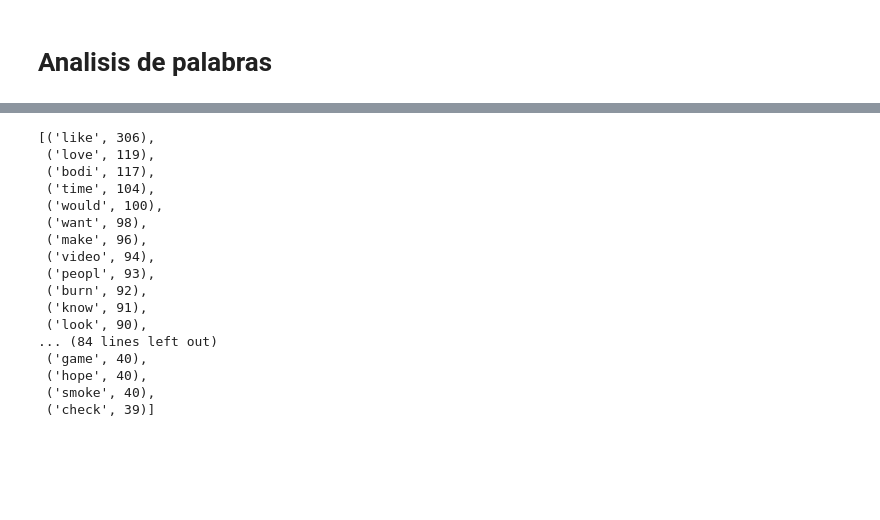
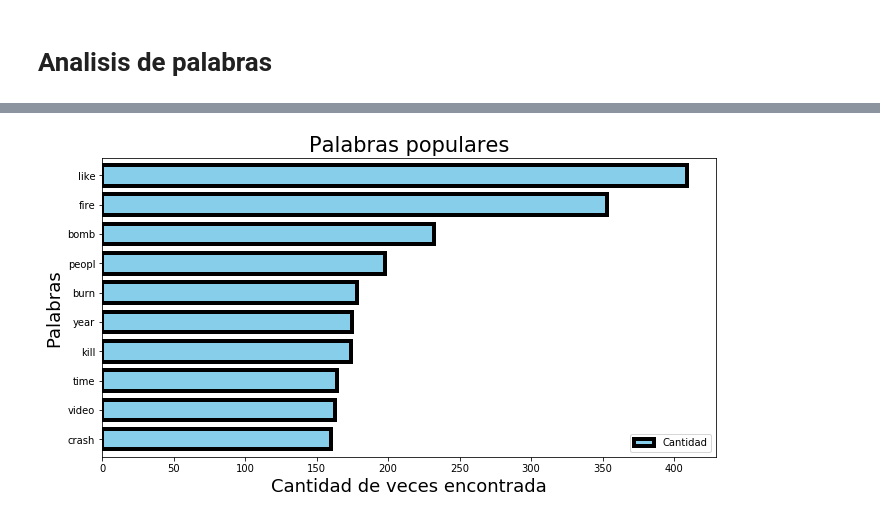
Before and after one commit to SergioCalvani/75.06-Datos-TP1-2020, a Jupyter notebook: Analisis - German.ipynb, the cells around one changed output, grey strips where cells are left out. Drawn from its saved outputs; the diff is of its cells as text; code cells hidden in the pictures; blank space fills up the shorter version.

Commit message:
Stems mas populares

```diff
--- a/Analisis - German.ipynb
+++ b/Analisis - German.ipynb
@@ -201,4 +202,4 @@ for row in textoFalso:
 stems = stem_tokens(palabras, stemmer)
 contador = Counter(stems)
 palabrasComunes = contador.most_common(100)
-palabrasComunes
+dfPalabrasComunes = DataFrame(palabrasComunes,columns=['Palabra','Cantidad'])
@@ -247,22 +212,4 @@ palabrasComunesVeridicas
 stems = stem_tokens(palabrasFalsas, stemmer)
 contador = Counter(stems)
 palabrasComunesFalsas = contador.most_common(100)
-palabrasComunesFalsas
+dfPalabrasComunesF = DataFrame(palabrasComunesFalsas,columns=['Palabra','Cantidad'])
-# %% [output]
-[('like', 306),
- ('love', 119),
- ('bodi', 117),
- ('time', 104),
- ('would', 100),
- ('want', 98),
- ('make', 96),
- ('video', 94),
- ('peopl', 93),
- ('burn', 92),
- ('know', 91),
- ('look', 90),
-... (84 lines left out)
- ('game', 40),
- ('hope', 40),
- ('smoke', 40),
- ('check', 39)]
@@ -268,0 +221,3 @@ palabrasComunesFalsas
+# %%
+TopPalabrasComunes = dfPalabrasComunes.nlargest(10, 'Cantidad')
+TopPalabrasComunes.sort_values('Cantidad',inplace=True)
@@ -268,0 +230,10 @@ palabrasComunesFalsas
+# %%
+TopPalabrasComunes.plot(kind='barh', x='Palabra', y='Cantidad',width=0.7, figsize=(11,5.5),\
+                 color='skyblue',edgecolor='black', linewidth=4)
+g=plt.gca()
+g.set_title("Palabras populares",\
+fontsize=21);
+g.set_xlabel("Cantidad de veces encontrada", fontsize=18);
+g.set_ylabel("Palabras", fontsize=18);
+# %% [output]
+[figure, added]
```
Also changed, not shown: parts of 9 cells of this notebook.
